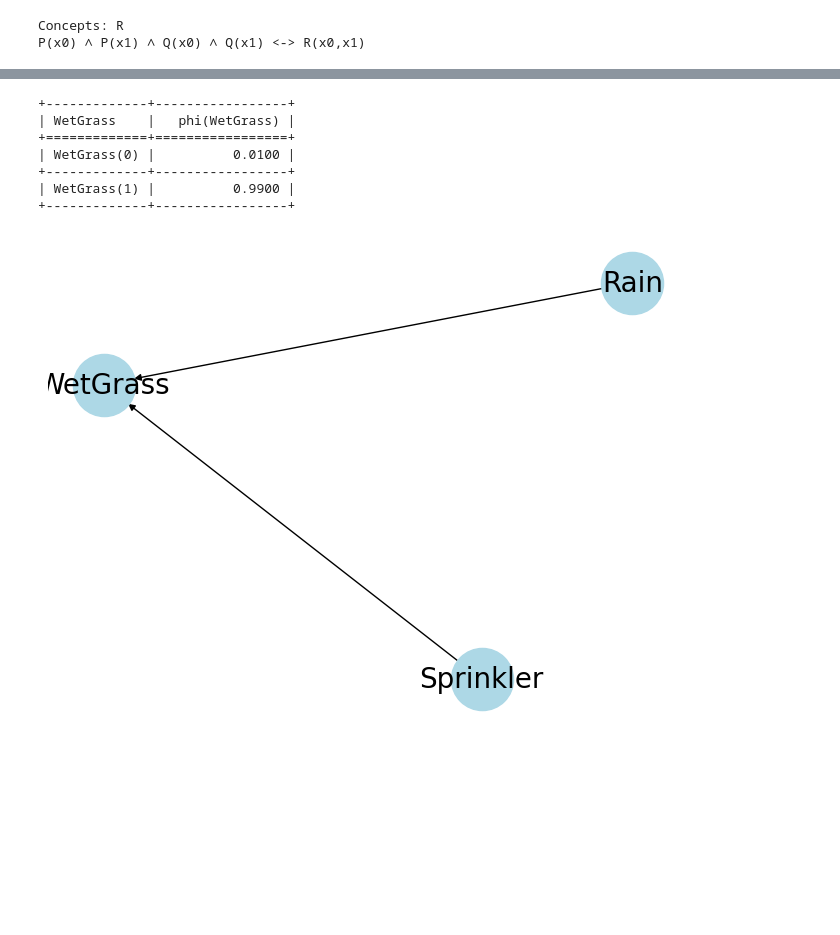
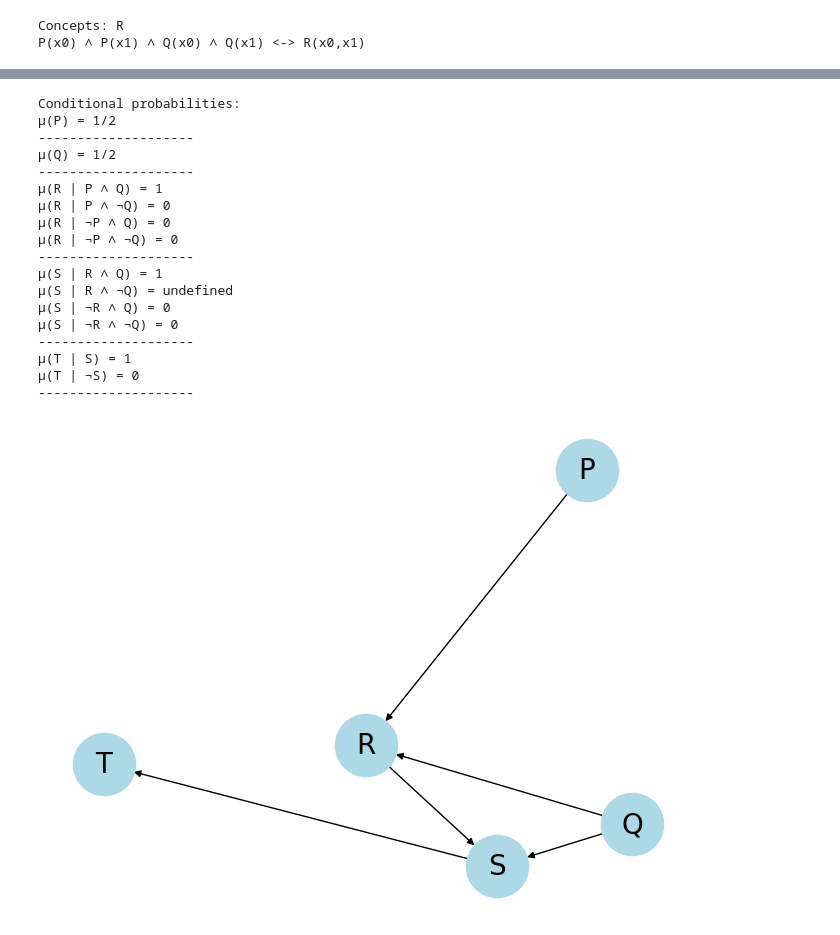
Before and after one commit to Arty-Facts/wasp_graphical_models_bayesian_learning_and_statistical_relational_learning_2023, a Jupyter notebook: project/module3/hand_in_module3.ipynb, the cells around one changed output, grey strips where cells are left out. Drawn from its saved outputs; the diff is of its cells as text; code cells hidden in the pictures; blank space fills up the shorter version.

```diff
--- a/project/module3/hand_in_module3.ipynb
+++ b/project/module3/hand_in_module3.ipynb
@@ -183,12 +183,12 @@ class T(Base):
         self.args = args
         assert len(args) == self.arity
 
-M = list(range(1,21))
-PM = list(map(P, [1,2,3,4,5,6,7,8,9,10]))
-QM = list(map(Q, [1,2,3,4,5,11,12,13,14,15]))
-RM = [R(i,j) for i in range(1,6) for j in range(1,6) if i != j]
-SM = list(map(S, [2,3,4,1,5,2,4,1,3,4], [5,1,3,2,4,3,2,3,5,5]))
-TM = list(map(T, [2,3,4,1,5,3,2,1,2,5], [5,1,3,2,4,2,1,4,4,2]))
+M = set(range(1,21))
+PM = set(map(P, [1,2,3,4,5,6,7,8,9,10]))
+QM = set(map(Q, [1,2,3,4,5,11,12,13,14,15]))
+RM = {R(i,j) for i in range(1,6) for j in range(1,6) if i != j}
+SM = set(map(S, [2,3,4,1,5,2,4,1,3,4], [5,1,3,2,4,3,2,3,5,5]))
+TM = set(map(T, [2,3,4,1,5,3,2,1,2,5], [5,1,3,2,4,2,1,4,4,2]))
 # %% [markdown]
 #### Inductive logic programming and concept learning
 
@@ -408,27 +657,26 @@ WARNING:pgmpy:BayesianModel has been renamed to BayesianNetwork. Please use Baye
-# %%
-
-infer = VariableElimination(model)
-posterior_prob = infer.query(variables=['WetGrass'], evidence={'Rain': 1})
-print(posterior_prob)
-# %% [output]
-+-------------+-----------------+
-| WetGrass    |   phi(WetGrass) |
-+=============+=================+
-| WetGrass(0) |          0.0100 |
-+-------------+-----------------+
-| WetGrass(1) |          0.9900 |
-+-------------+-----------------+
-# %%
-import networkx as nx
-import matplotlib.pyplot as plt
-
-# Create a NetworkX graph from the Bayesian model
-G = nx.DiGraph()
-for edge in model.edges():
-    G.add_edge(edge[0], edge[1])
-
-# Draw the graph
-nx.draw(G, with_labels=True, node_size=2000, node_color="lightblue", font_size=20)
-plt.show()
-# %% [output]
-[figure, removed]
+# %%
+phi = ['P', 'Q', 'R', 'S', 'T']
+basian_network = build_lifted_network(M, phi, relations)
+basian_network.table()
+basian_network.draw()
+plt.show()
+# %% [output]
+Conditional probabilities:
+μ(P) = 1/2
+--------------------
+μ(Q) = 1/2
+--------------------
+μ(R | P ∧ Q) = 1
+μ(R | P ∧ ¬Q) = 0
+μ(R | ¬P ∧ Q) = 0
+μ(R | ¬P ∧ ¬Q) = 0
+--------------------
+μ(S | R ∧ Q) = 1
+μ(S | R ∧ ¬Q) = undefined
+μ(S | ¬R ∧ Q) = 0
+μ(S | ¬R ∧ ¬Q) = 0
+--------------------
+μ(T | S) = 1
+μ(T | ¬S) = 0
+--------------------
+[figure, added]
```
Also changed, not shown: parts of 15 cells of this notebook.
